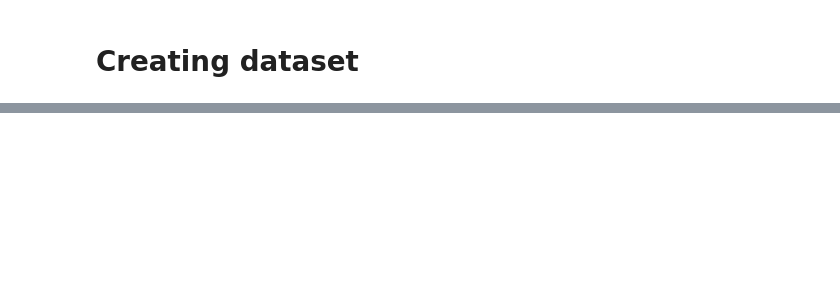
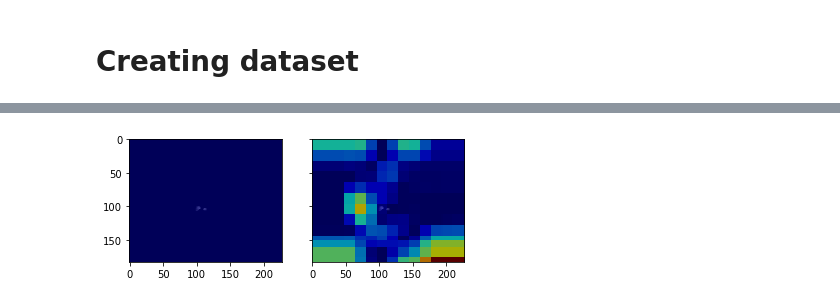
Before and after one commit to blufzzz/FCDNet, a Jupyter notebook: dataset_patches.ipynb, the cells around one changed output, grey strips where cells are left out. Saved outputs shown, nothing was run; the diff lists cells and outputs as text; code cells hidden in the pictures; blank space fills up the shorter version.

```diff
--- a/dataset_patches.ipynb
+++ b/dataset_patches.ipynb
@@ -216,0 +378,9 @@ Making patches - bad idea!!!
+# %%
+ind = np.argmax(dices)
+plt.ioff()
+camera = video_comparison([brains[ind], brains[ind]],
+                          [labels[ind], labels_pred[ind]],
+                          n_slides=128)
+animation = camera.animate() # animation ready
+HTML(animation.to_html5_video()) # displaying the animation
+# %% [output]
@@ -216,0 +388 @@ Making patches - bad idea!!!
+[figure, added]
```
Also changed, not shown: parts of 36 cells of this notebook, 15 other files.
